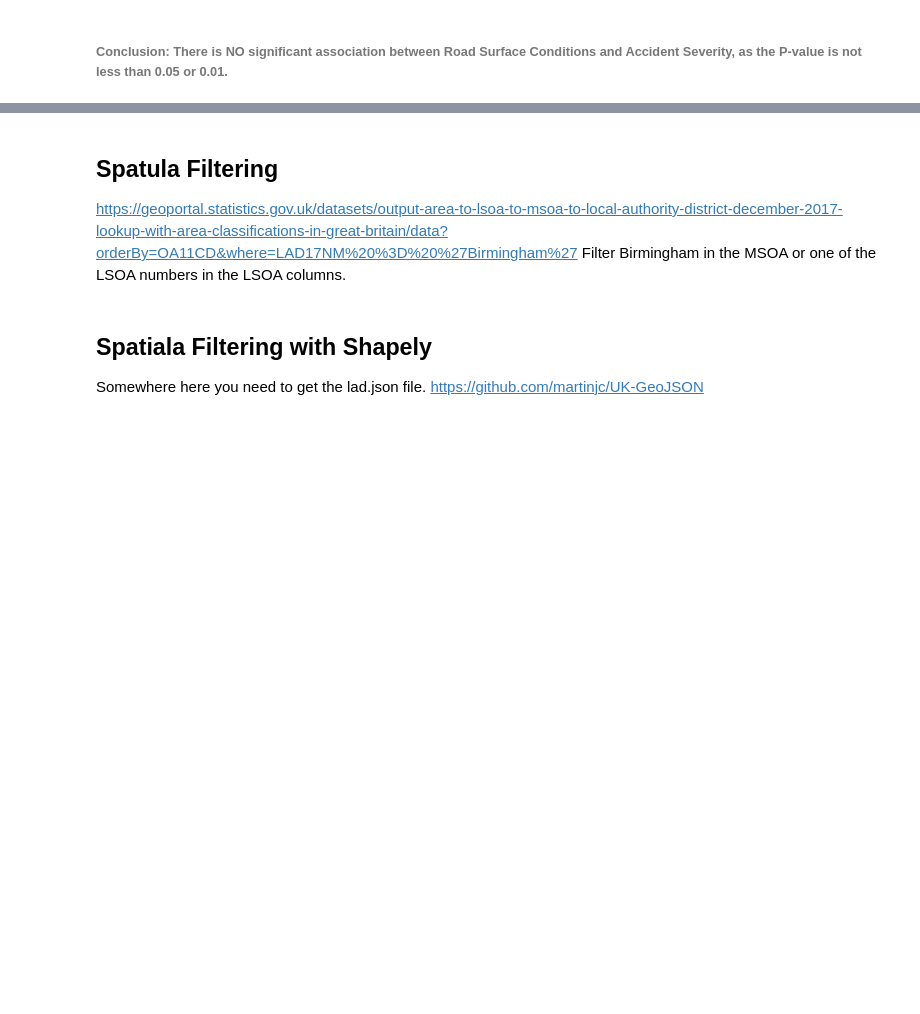
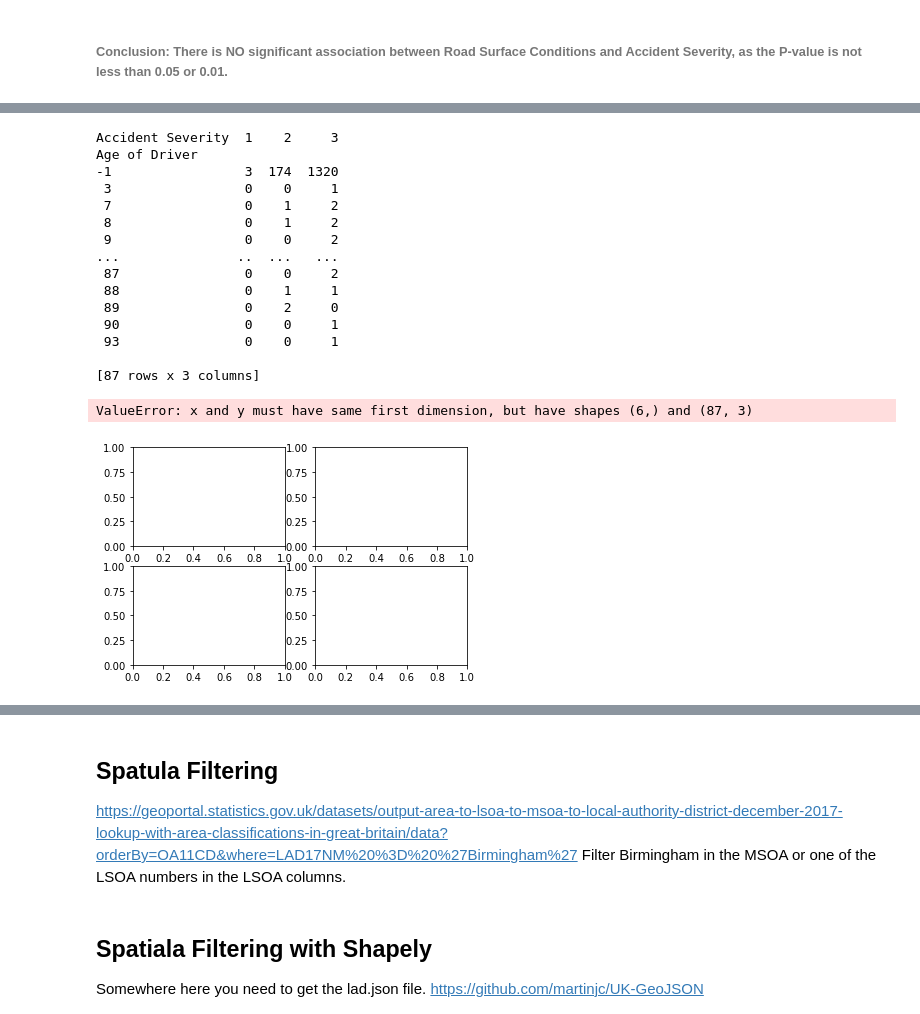
Before and after one commit to dmdequin/fyp2021p01g15, a Jupyter notebook: notebooks/emma.ipynb, the cells around one changed output, grey strips where cells are left out. Drawn from its saved outputs; the diff is of its cells as text; code cells hidden in the pictures; blank space fills up the shorter version.

```diff
--- a/notebooks/emma.ipynb
+++ b/notebooks/emma.ipynb
@@ -899,12 +1039,5 @@ for i in range(observed_AODvAS1.shape[0]):
         expected_AODvAS[i,j] = (rowTotals_AODvAS[i] * colTotals_AODvAS[j]) / N
 expected_AODvAS
 
-########### Finding the chi value, p-value, and degrees of freedom
-chiVal_AODvAS, pVal_AODvAS, df_AODvAS, expected_AODvAS = chi2_contingency(observed_AODvAS1)
-print("Chi Value: ", chiVal_AODvAS)
-print("P-value: ", pVal_AODvAS)
-print("Degrees of Freedom: ", df_AODvAS)
-
-########### Finding Cramer's V
-V_AODvAS = np.sqrt( (chiVal_AODvAS/N) / (min(observed_AODvAS1.shape)-1) )
-print("Cramer's V-value: ", V_AODvAS)
+########### Finding the chi value, p-value, and degrees of freedom, cramers value
+statistics_values(observed_AODvAS1)
@@ -962,0 +1123,39 @@ print("Cramer's V-value: ", V_RSCvAS)
+# %%
+fig, axes = plt.subplots(2,2)
+
+#AODvAS: Age of Driver vs. Accident Severity
+
+print(observed_AODvAS)
+axes[0,0].plot(x, observed_AODvAS)
+axes[0,0].plot(x, expected_AODvAS)
+axes[0,0].set_title("Age of Driver compared to Accident Severity")
+
+# SODvAS: Sex of Driver vs. Accident Severity
+#axes[0,1].plot(observed_SODvAS, expected_SODvAS)
+#axes[0,1].set_title("Sex of Driver compared to Accident Severity")
+
+#RSCvAS: Road Surface Conditions vs. Accident Severity
+#axes[1,0].plot(observed_RSCvAS, expected_RSCvAS)
+#axes[0,0].set_title("Road Surface Conditions compared to Accident Severity")
+
+#TODvAS: Time of Day vs. Accident Severity
+#axes[1,1].plot(observed_TODvAS, expected_TODvAS)
+#axes[1,1].set_title("Time of Day compared to Age of Casualty")
+# %% [output]
+Accident Severity  1    2     3
+Age of Driver
+-1                 3  174  1320
+ 3                 0    0     1
+ 7                 0    1     2
+ 8                 0    1     2
+ 9                 0    0     2
+...               ..  ...   ...
+ 87                0    0     2
+ 88                0    1     1
+ 89                0    2     0
+ 90                0    0     1
+ 93                0    0     1
+
+[87 rows x 3 columns]
+ValueError: x and y must have same first dimension, but have shapes (6,) and (87, 3)
+[figure, added]
```
Also changed, not shown: parts of 37 cells of this notebook.
